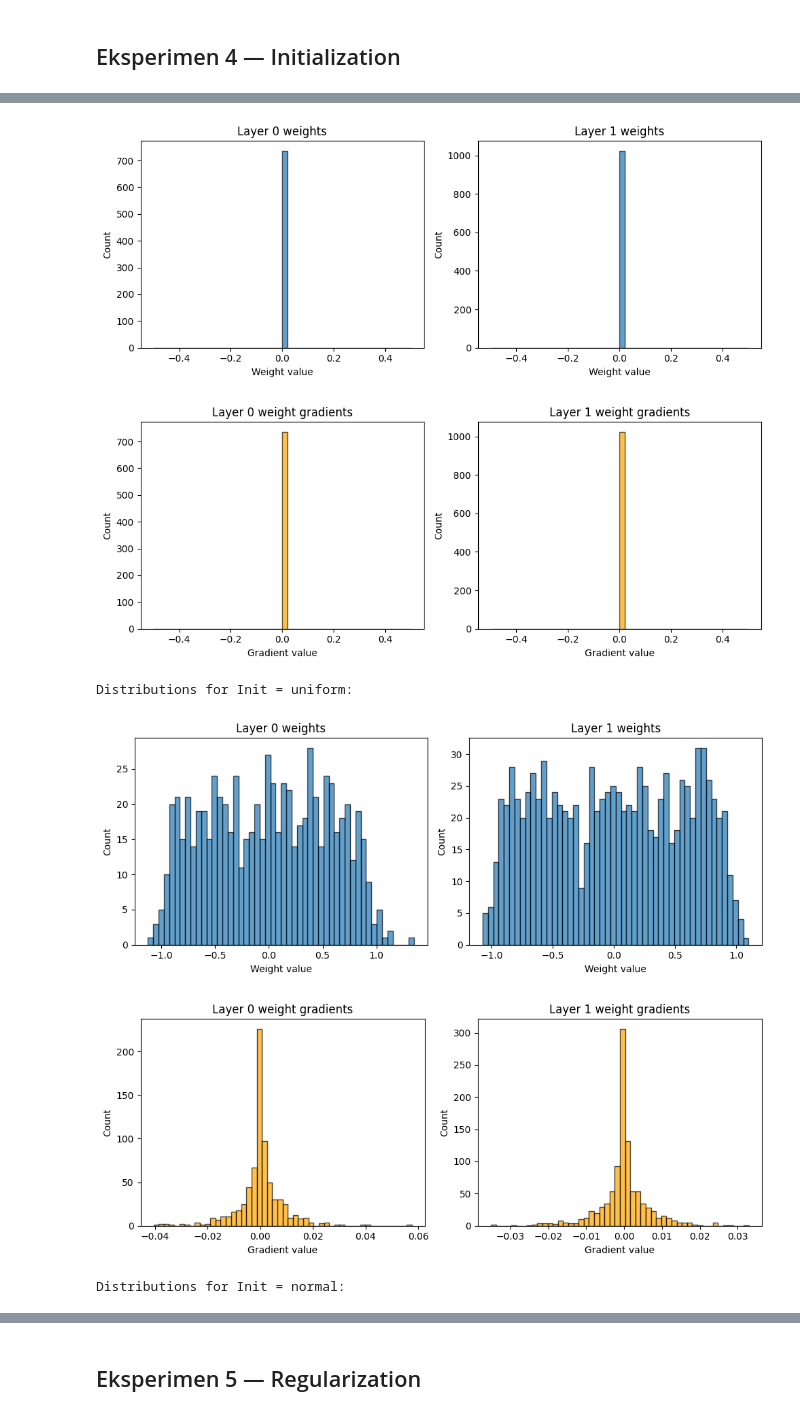
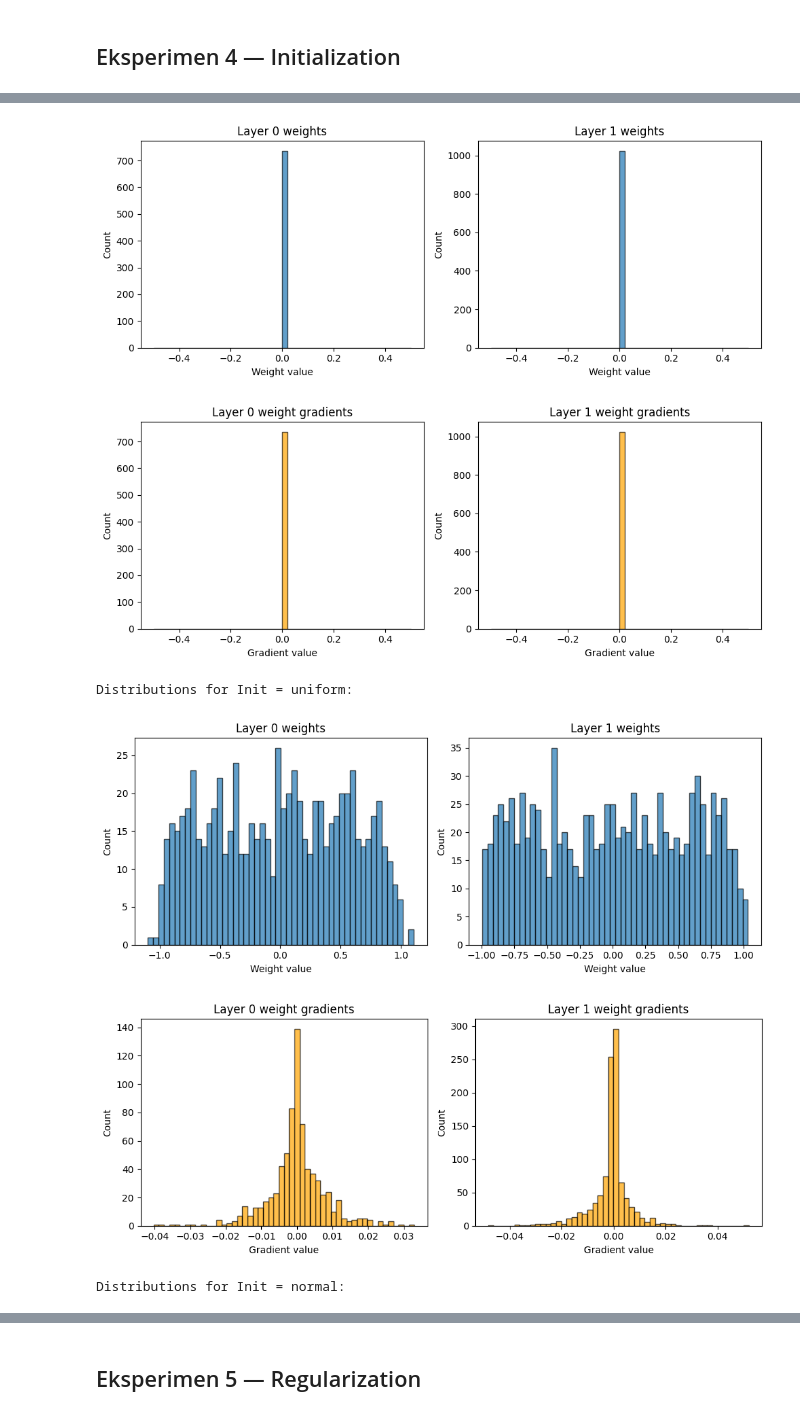
Before and after one commit to yonatan-nyo/ML-FFNN, a Jupyter notebook: src/notebooks/main.ipynb, the cells around one changed output, grey strips where cells are left out. Cells and saved outputs as stored; diff of their text form; code cells hidden in the pictures.

```diff
--- a/src/notebooks/main.ipynb
+++ b/src/notebooks/main.ipynb
@@ -31,7 +31,7 @@ sys.path.insert(0, os.path.abspath(".."))
 from core import NeuralNetwork
 from core import AutogradNeuralNetwork
 
-ChosenNetwork=NeuralNetwork
+ChosenNetwork=AutogradNeuralNetwork
 # %% [markdown]
 ## 2. Memuat & Menjelajahi Data
 
@@ -121,7 +121,7 @@ print("="*50)
 INPUT_DIM = X_train.shape[1]
 EPOCHS = 100
 BATCH_SIZE = 32
-LR = 0.01
+LR = 0.001
 
 # Define variations
 # 1. Width variations (Fixed depth: 2 hidden layers)
@@ -527,7 +470,7 @@ BASE_ARCH = [INPUT_DIM, 32, 32, 1]
 ACTIVATIONS = ["relu", "relu", "sigmoid"]
 EPOCHS = 100
 BATCH_SIZE = 32
-LR = 0.01
+LR = 0.001
 
 # Available initializers: "zero", "uniform", "normal", "xavier", "he"
 init_configs = ["zero", "uniform", "normal", "xavier", "he"]
@@ -591,9 +534,9 @@ EXPERIMENT 4: WEIGHT INITIALIZATION
 --- Displaying Distributions (Hidden Layers 0 and 1 only) ---
 
 Distributions for Init = zero:
 [figure]
 [figure]
 Distributions for Init = uniform:
-[figure, old version]
+[figure, new version]
-[figure, old version]
+[figure, new version]
 Distributions for Init = normal:
```
Also changed, not shown: parts of 13 cells of this notebook.
